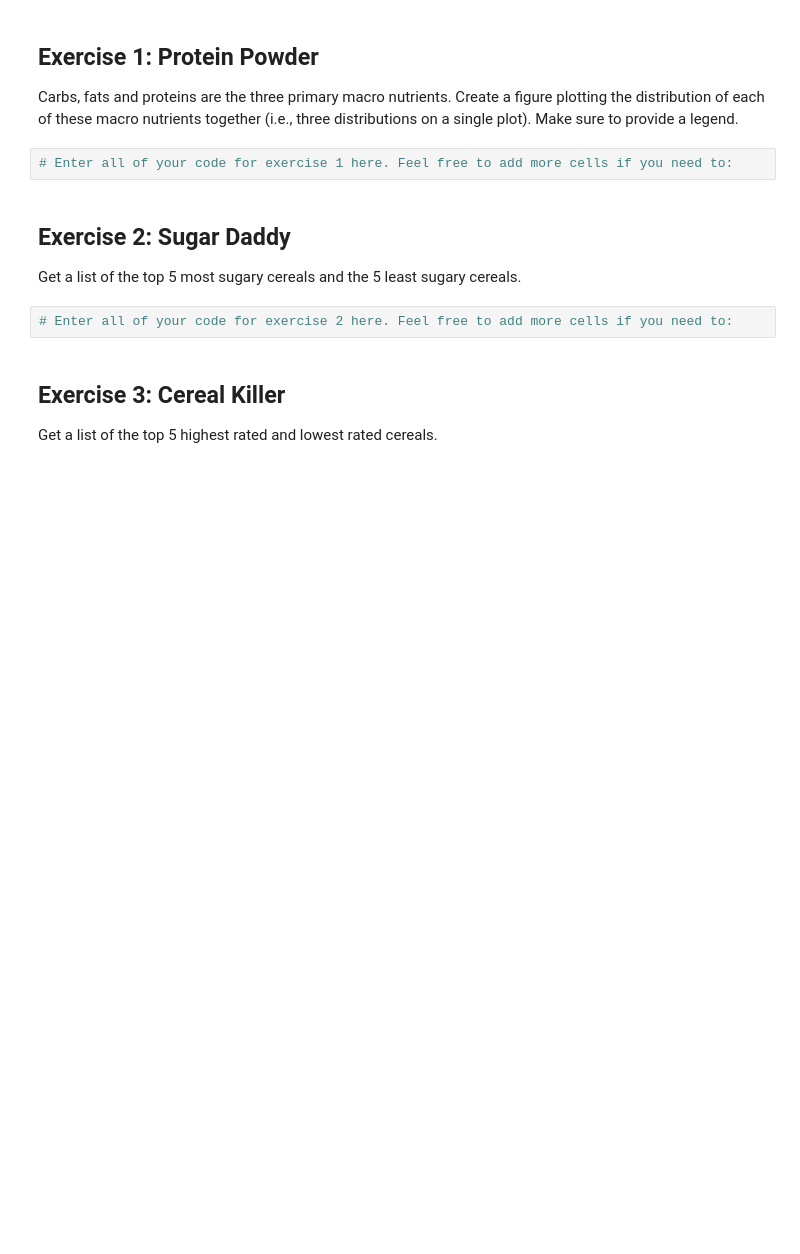
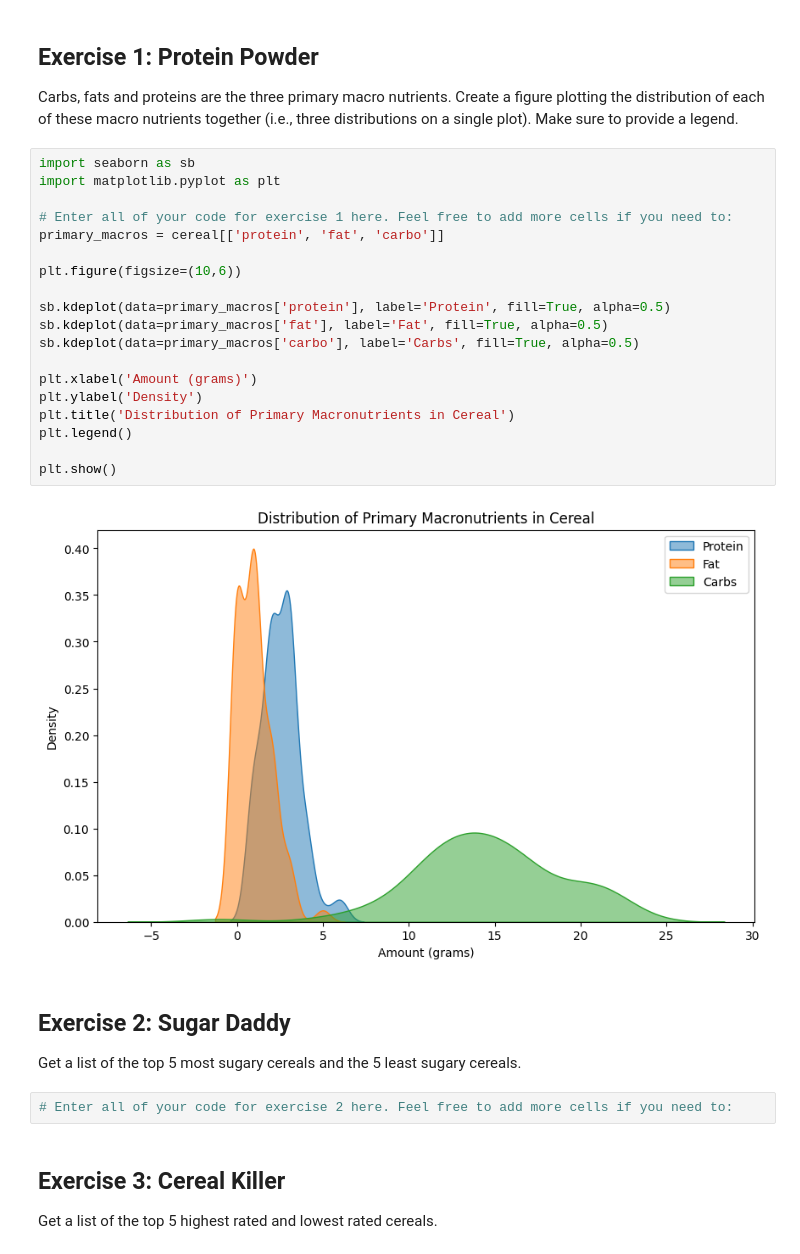
Before and after one commit to danielgraviet/CS-180-Data-Science, a Jupyter notebook: labs/05-cereal.ipynb, the cells around one changed output. Saved outputs shown, nothing was run; the diff lists cells and outputs as text; blank space fills up the shorter version.

```diff
--- a/labs/05-cereal.ipynb
+++ b/labs/05-cereal.ipynb
@@ -30,8 +26,27 @@ c:\Users\rhodes8\AppData\Local\miniconda3\Lib\site-packages\numpy\.libs\libopenb
 # %% [markdown]
 ## Exercise 1: Protein Powder
 Carbs, fats and proteins are the three primary macro nutrients. Create a figure plotting the distribution of each of these macro nutrients together (i.e., three distributions on a single plot). Make sure to provide a legend.
-# %%
-# Enter all of your code for exercise 1 here. Feel free to add more cells if you need to:
+# %%
+import seaborn as sb
+import matplotlib.pyplot as plt
+
+# Enter all of your code for exercise 1 here. Feel free to add more cells if you need to:
+primary_macros = cereal[['protein', 'fat', 'carbo']]
+
+plt.figure(figsize=(10,6))
+
+sb.kdeplot(data=primary_macros['protein'], label='Protein', fill=True, alpha=0.5)
+sb.kdeplot(data=primary_macros['fat'], label='Fat', fill=True, alpha=0.5)
+sb.kdeplot(data=primary_macros['carbo'], label='Carbs', fill=True, alpha=0.5)
+
+plt.xlabel('Amount (grams)')
+plt.ylabel('Density')
+plt.title('Distribution of Primary Macronutrients in Cereal')
+plt.legend()
+
+plt.show()
+# %% [output]
+[figure, added]
 # %% [markdown]
 ## Exercise 2: Sugar Daddy
 Get a list of the top 5 most sugary cereals and the 5 least sugary cereals.
```
Also changed, not shown: parts of 1 cell of this notebook.
